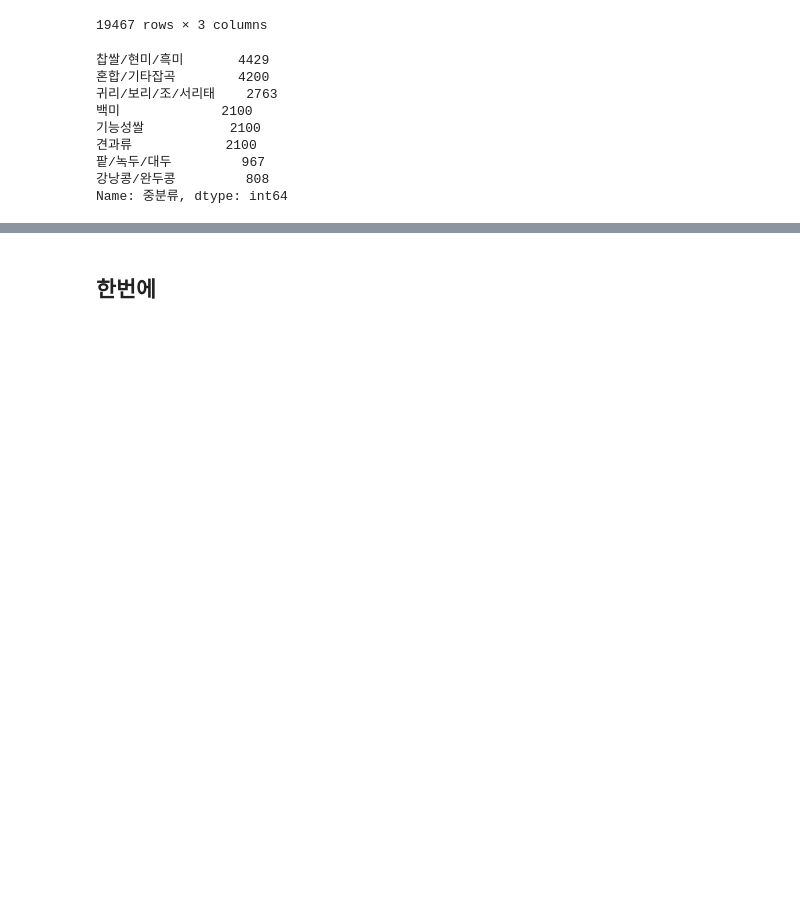
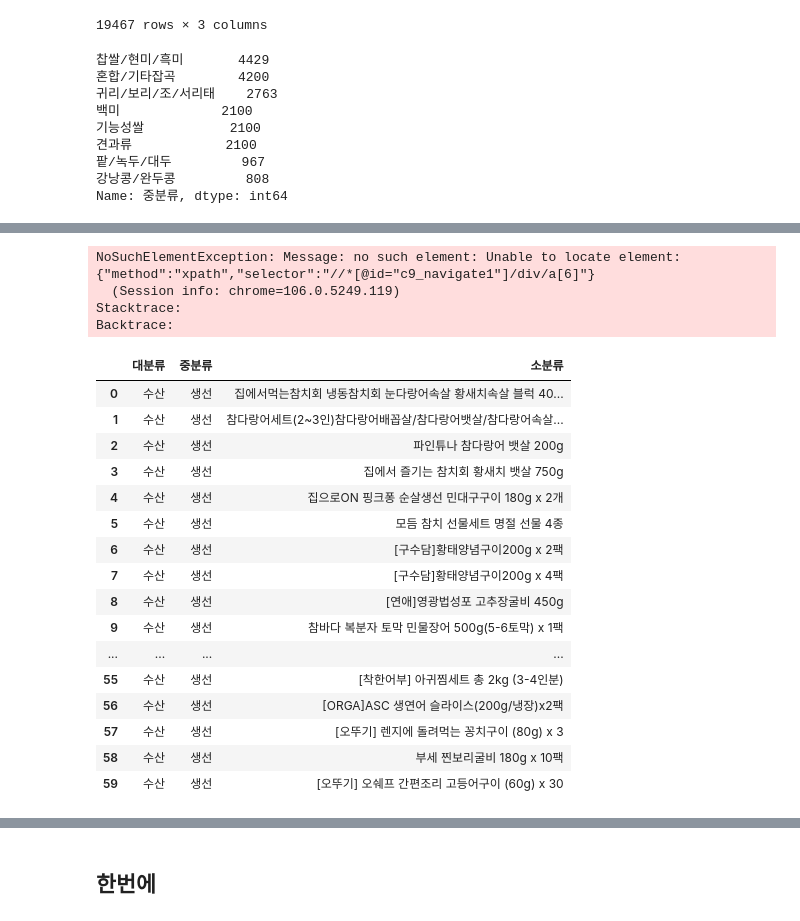
Before and after one commit to shinjangwoon/Store_Analysis, a Jupyter notebook: crawling/crawling.ipynb, the cells around one changed output, grey strips where cells are left out. Cells and saved outputs as stored; diff of their text form; code cells hidden in the pictures; blank space fills up the shorter version.

```diff
--- a/crawling/crawling.ipynb
+++ b/crawling/crawling.ipynb
@@ -2335,0 +2822,17 @@ Name: 중분류, dtype: int64
+# %%
+# 가자미
+가자미 = []
+driver.get('https://www.lotteon.com/search/render/render.ecn?render=nqapi&platform=pc&collection_id=9&login=Y&u9=navigate&u8=FC01070510&mallId=1')
+for f in range(1,36):
+    if f == 1:
+        name = driver.find_elements_by_class_name('srchProductUnitTitle')
+        time.sleep(2)
+        for named in range(0,len(name)):
+            가자미.append(name[named].text)
+        driver.find_element_by_xpath('//*[@id="c9_navigate1"]/div/a[7]').click()
+    else:
+        time.sleep(2)
+        name = driver.find_elements_by_class_name('srchProductUnitTitle')
+        for named in range(0,len(name)):
+            가자미.append(name[named].text)
+        driver.find_element_by_xpath('//*[@id="c9_navigate1"]/div/a[8]').click()
@@ -2335,0 +2863,45 @@ Name: 중분류, dtype: int64
+# %%
+# 참치
+참치 = []
+driver.get('https://www.lotteon.com/search/render/render.ecn?render=nqapi&platform=pc&collection_id=9&login=Y&u9=navigate&u8=FC01070512&mallId=1')
+for f in range(1,36):
+    if f == 1:
+        name = driver.find_elements_by_class_name('srchProductUnitTitle')
+        time.sleep(2)
+        for named in range(0,len(name)):
+            참치.append(name[named].text)
+        driver.find_element_by_xpath('//*[@id="c9_navigate1"]/div/a[6]').click()
+    else:
+        time.sleep(2)
+        name = driver.find_elements_by_class_name('srchProductUnitTitle')
+        for named in range(0,len(name)):
+            참치.append(name[named].text)
+        driver.find_element_by_xpath('//*[@id="c9_navigate1"]/div/a[7]').click()
+# %% [output]
+NoSuchElementException: Message: no such element: Unable to locate element: {"method":"xpath","selector":"//*[@id="c9_navigate1"]/div/a[6]"}
+  (Session info: chrome=106.0.5249.119)
+Stacktrace:
+Backtrace:
+# %%
+참치_df = pd.DataFrame(data=참치, columns=['소분류'])
+참치_df[['중분류', '대분류']] = ['생선', '수산']
+참치_df = 참치_df[['대분류','중분류', '소분류']]
+참치_df
+# %% [output]
+|  | 대분류 | 중분류 | 소분류 |
+| 0 | 수산 | 생선 | 집에서먹는참치회 냉동참치회 눈다랑어속살 황새치속살 블럭 40... |
+| 1 | 수산 | 생선 | 참다랑어세트(2~3인)참다랑어배꼽살/참다랑어뱃살/참다랑어속살... |
+| 2 | 수산 | 생선 | 파인튜나 참다랑어 뱃살 200g |
+| 3 | 수산 | 생선 | 집에서 즐기는 참치회 황새치 뱃살 750g |
+| 4 | 수산 | 생선 | 집으로ON 핑크퐁 순살생선 민대구구이 180g x 2개 |
+| 5 | 수산 | 생선 | 모듬 참치 선물세트 명절 선물 4종 |
+| 6 | 수산 | 생선 | [구수담]황태양념구이200g x 2팩 |
+| 7 | 수산 | 생선 | [구수담]황태양념구이200g x 4팩 |
+| 8 | 수산 | 생선 | [연애]영광법성포 고추장굴비 450g |
+| 9 | 수산 | 생선 | 참바다 복분자 토막 민물장어 500g(5-6토막) x 1팩 |
+| ... | ... | ... | ... |
+| 55 | 수산 | 생선 | [착한어부] 아귀찜세트 총 2kg (3-4인분) |
+| 56 | 수산 | 생선 | [ORGA]ASC 생연어 슬라이스(200g/냉장)x2팩 |
+| 57 | 수산 | 생선 | [오뚜기] 렌지에 돌려먹는 꽁치구이 (80g) x 3 |
+| 58 | 수산 | 생선 | 부세 찐보리굴비 180g x 10팩 |
+| 59 | 수산 | 생선 | [오뚜기] 오쉐프 간편조리 고등어구이 (60g) x 30 |
```
Also changed, not shown: parts of 102 cells of this notebook, 1 other file.
